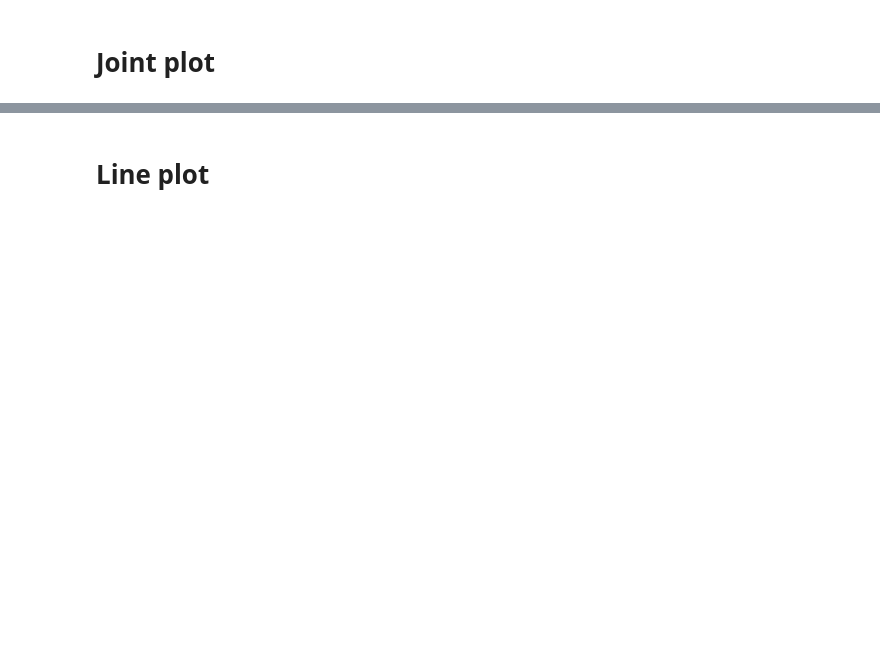
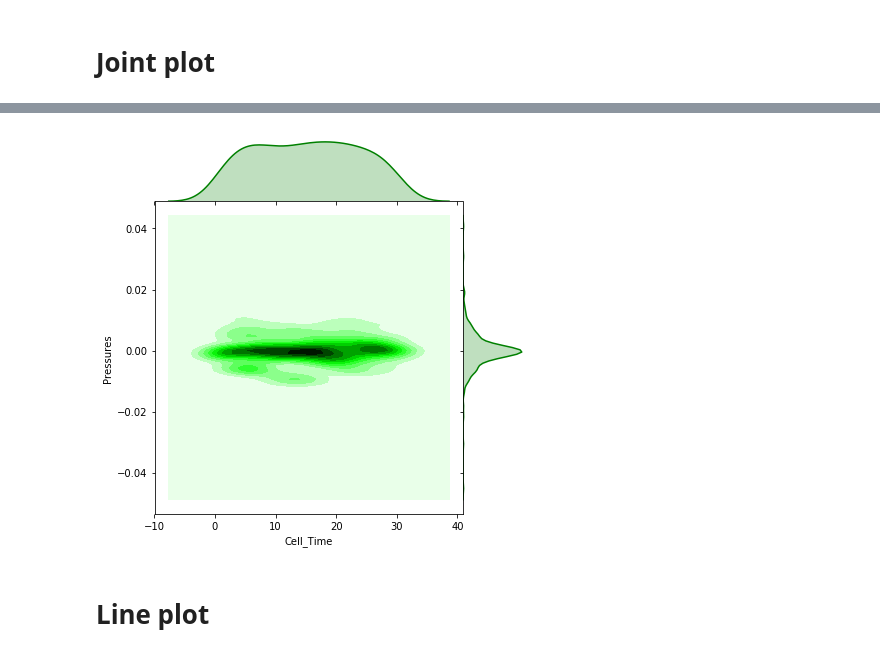
Before and after one commit to AllenCellModeling/DLITE, a Jupyter notebook: notebooks/Good Seaborn plots.ipynb, the cells around one changed output, grey strips where cells are left out. Saved outputs shown, nothing was run; the diff lists cells and outputs as text; code cells hidden in the pictures; blank space fills up the shorter version.

```diff
--- a/notebooks/Good Seaborn plots.ipynb
+++ b/notebooks/Good Seaborn plots.ipynb
@@ -80,3 +118,8 @@ plt.show()
+# %%
+sns.jointplot(data=cells_dataframe, x='Cell_Time', y='Pressures', kind='kde',space = 0, color='g')
+plt.show()
+# %% [output]
+[figure, added]
 # %% [markdown]
 # Line plot
 # %%
```
Also changed, not shown: parts of 9 cells of this notebook, 8 other files.
